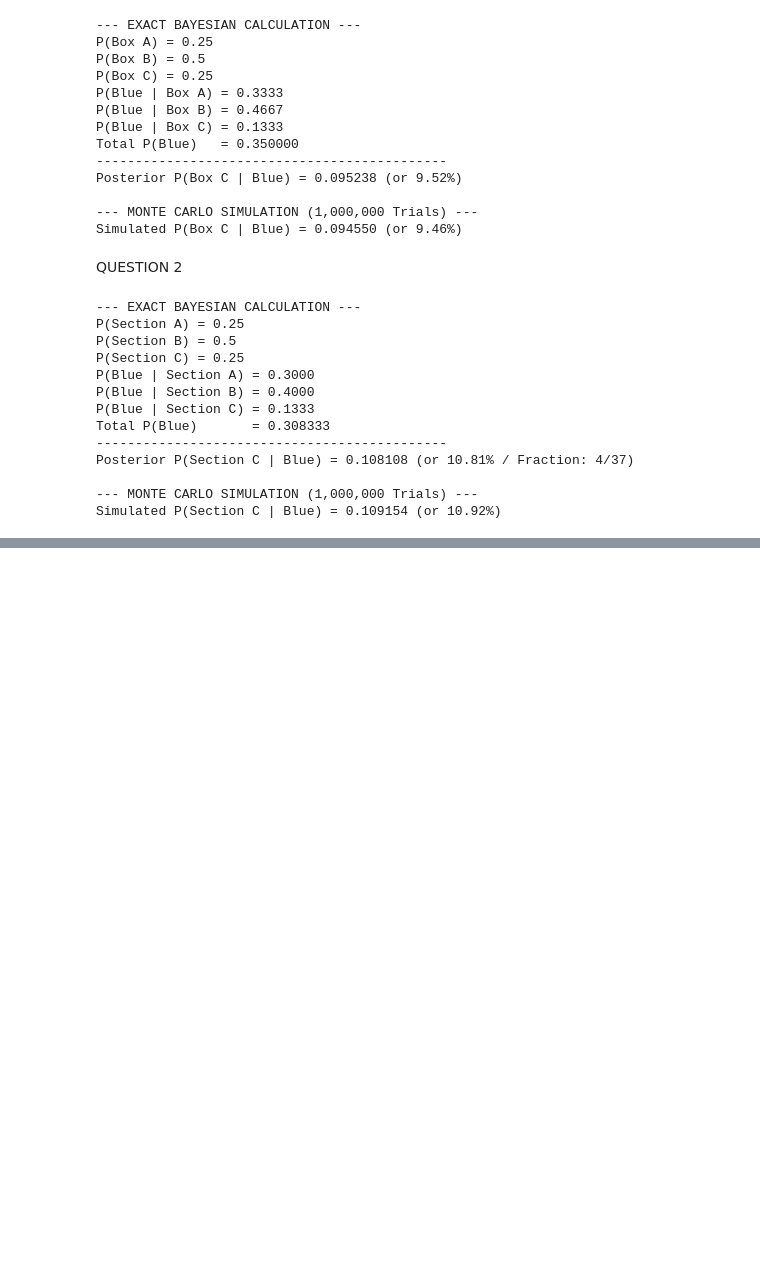
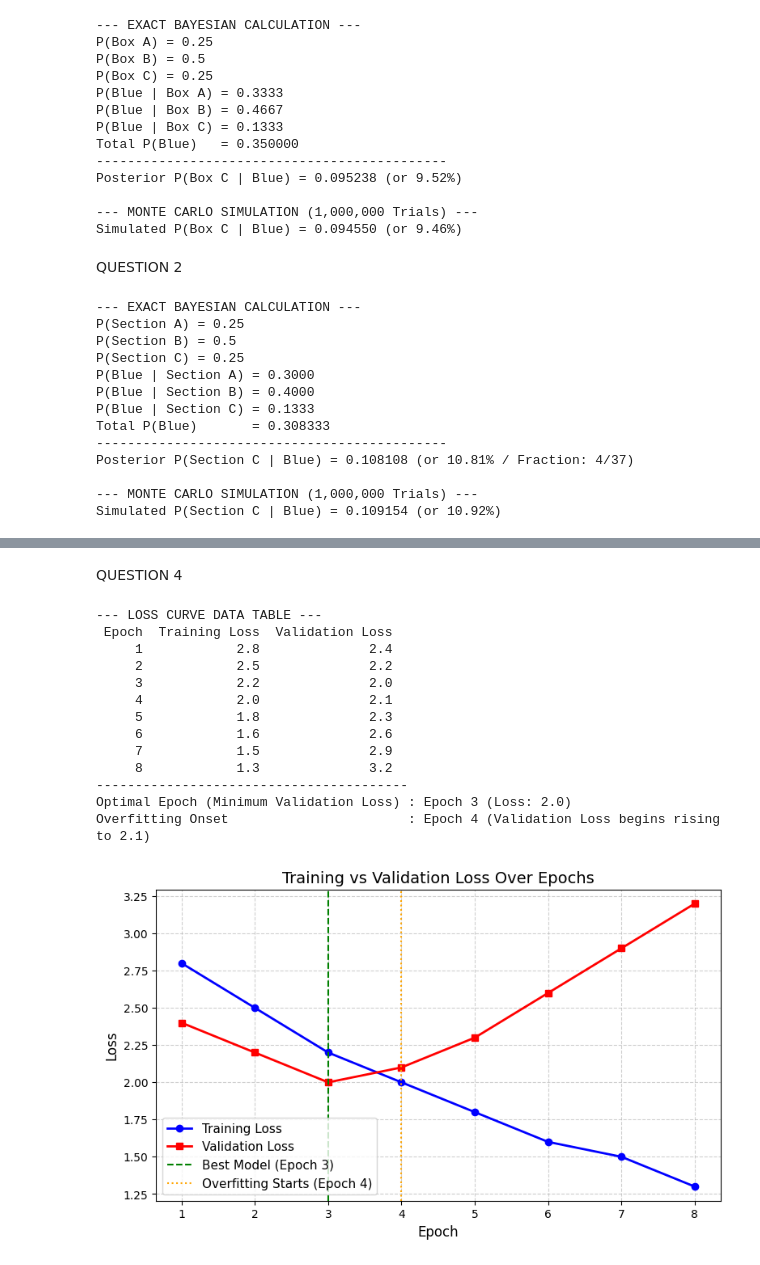
Before and after one commit to Rakshitha443/ITA-0610-MACHINE-LEARNING-, a Jupyter notebook: CO1_AT_1_(15_7_26).ipynb, the cells around one changed output, grey strips where cells are left out. Saved outputs shown, nothing was run; the diff lists cells and outputs as text; code cells hidden in the pictures; blank space fills up the shorter version.

```diff
--- a/CO1_AT_1_(15_7_26).ipynb
+++ b/CO1_AT_1_(15_7_26).ipynb
@@ -170,0 +221,61 @@ Simulated P(Section C | Blue) = 0.109154 (or 10.92%)
+# %% [markdown]
+QUESTION 4
+# %%
+# ============================================================
+# ML Model Training & Validation Loss Analysis
+# ============================================================
+import matplotlib.pyplot as plt
+import numpy as np
+import pandas as pd
+
+# Data setup
+epochs = np.arange(1, 9)
+train_loss = [2.8, 2.5, 2.2, 2.0, 1.8, 1.6, 1.5, 1.3]
+val_loss   = [2.4, 2.2, 2.0, 2.1, 2.3, 2.6, 2.9, 3.2]
+
+df = pd.DataFrame({
+    'Epoch': epochs,
+    'Training Loss': train_loss,
+    'Validation Loss': val_loss
+})
+
+# Automatic detection of overfitting onset
+# Overfitting begins when validation loss achieves its global minimum and starts rising while training loss continues decreasing
+min_val_idx = np.argmin(val_loss)
+overfit_epoch = epochs[min_val_idx] + 1  # Epoch right after minimum validation loss
+
+print("--- LOSS CURVE DATA TABLE ---")
+print(df.to_string(index=False))
+print("-" * 40)
+print(f"Optimal Epoch (Minimum Validation Loss) : Epoch {epochs[min_val_idx]} (Loss: {val_loss[min_val_idx]})")
+print(f"Overfitting Onset                       : Epoch {overfit_epoch} (Validation Loss begins rising to {val_loss[min_val_idx + 1]})\n")
+
+# Plot Loss Curves
+plt.figure(figsize=(9, 5))
+plt.plot(epochs, train_loss, 'o-', label='Training Loss', color='blue', linewidth=2)
+plt.plot(epochs, val_loss, 's-', label='Validation Loss', color='red', linewidth=2)
+plt.axvline(x=epochs[min_val_idx], color='green', linestyle='--', label=f'Best Model (Epoch {epochs[min_val_idx]})')
+plt.axvline(x=overfit_epoch, color='orange', linestyle=':', label=f'Overfitting Starts (Epoch {overfit_epoch})')
+
+plt.title('Training vs Validation Loss Over Epochs', fontsize=14)
+plt.xlabel('Epoch', fontsize=12)
+plt.ylabel('Loss', fontsize=12)
+plt.xticks(epochs)
+plt.grid(True, linestyle='--', alpha=0.6)
+plt.legend(fontsize=11)
+plt.show()
+# %% [output]
+--- LOSS CURVE DATA TABLE ---
+ Epoch  Training Loss  Validation Loss
+     1            2.8              2.4
+     2            2.5              2.2
+     3            2.2              2.0
+     4            2.0              2.1
+     5            1.8              2.3
+     6            1.6              2.6
+     7            1.5              2.9
+     8            1.3              3.2
+----------------------------------------
+Optimal Epoch (Minimum Validation Loss) : Epoch 3 (Loss: 2.0)
+Overfitting Onset                       : Epoch 4 (Validation Loss begins rising to 2.1)
+[figure, added]
```
Also changed, not shown: parts of 23 cells of this notebook.
